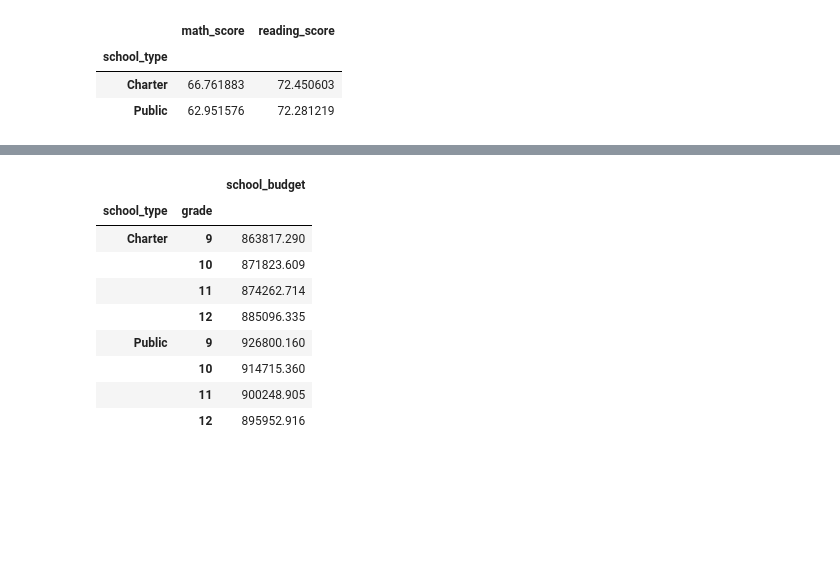
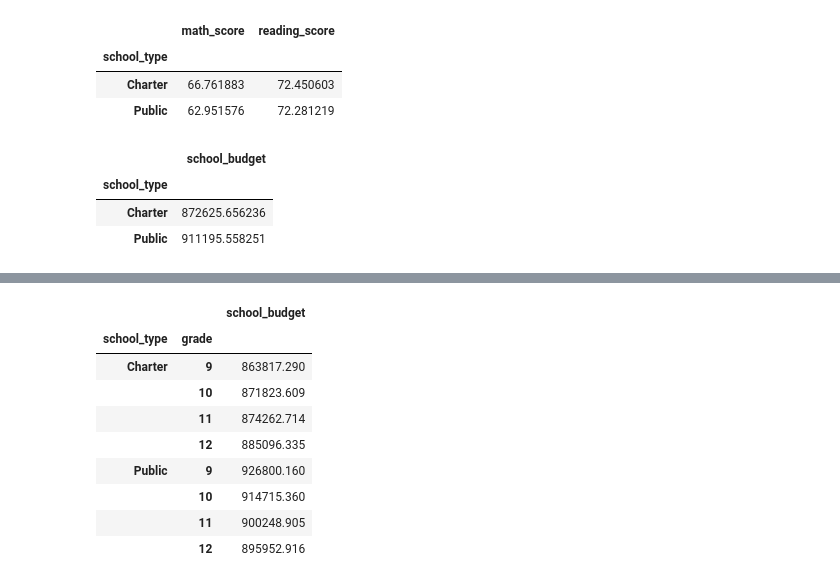
Before and after one commit to manasidek/School_District_Analysis, a Jupyter notebook: Student_Data_Challenge_Starter_Code/Solved/Student_Data_Challenge.ipynb, the cells around one changed output, grey strips where cells are left out. Drawn from its saved outputs; the diff is of its cells as text; code cells hidden in the pictures; blank space fills up the shorter version.

```diff
--- a/Student_Data_Challenge_Starter_Code/Solved/Student_Data_Challenge.ipynb
+++ b/Student_Data_Challenge_Starter_Code/Solved/Student_Data_Challenge.ipynb
@@ -285,6 +285,15 @@ avg_student_scores_by_type.loc[:,["math_score","reading_score"]]
 | school_type |  |  |
 | Charter | 66.761883 | 72.450603 |
 | Public | 62.951576 | 72.281219 |
+# %%
+#Use groupby and mean to find the average budget for each school type.
+avg_budget_by_type = student_df.groupby(["school_type"]).mean()
+avg_budget_by_type.loc[:,["school_budget"]]
+# %% [output]
+|  | school_budget |
+| school_type |  |
+| Charter | 872625.656236 |
+| Public | 911195.558251 |
 # %%
 # Use the `groupby`, `count`, and `sort_values` functions to find the
 # total number of students at each school and sort from most students to least students.
```
Also changed, not shown: parts of 2 cells of this notebook, 3 other files.
